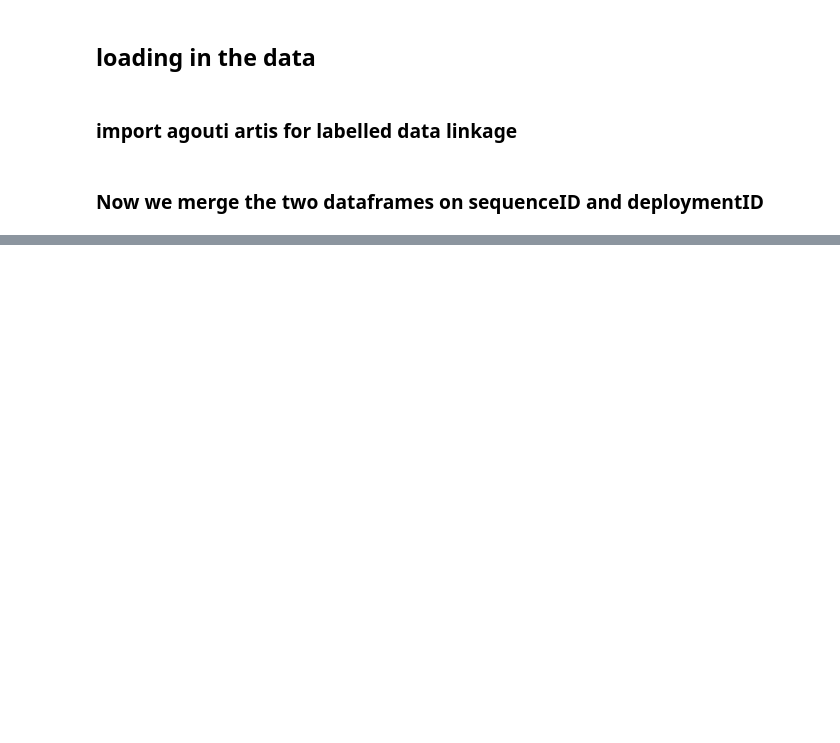
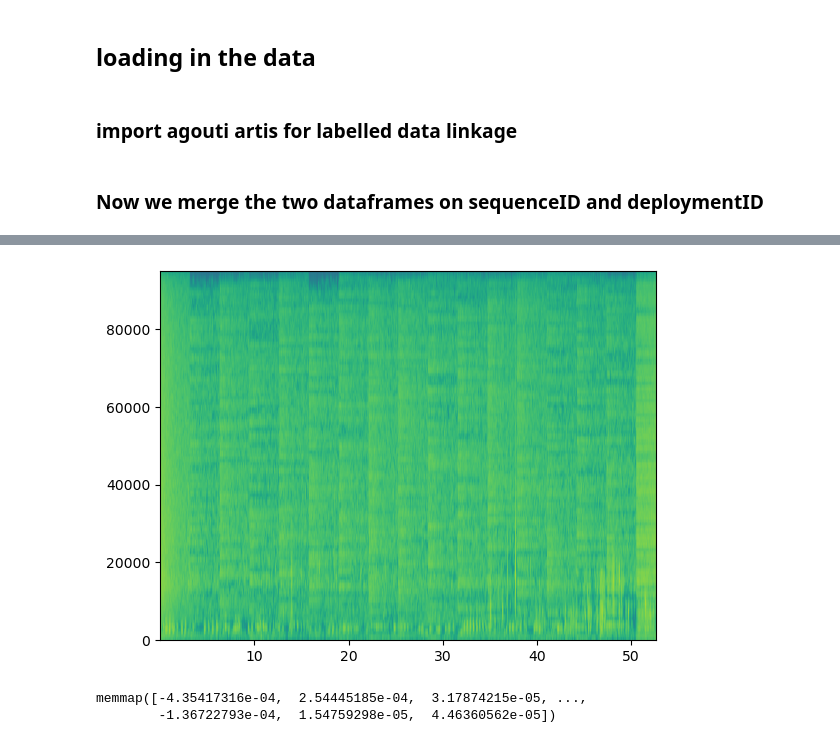
Before and after one commit to TH3RMOMETER/ThesisRodentClassification, a Jupyter notebook: methodology/methodology.ipynb, the cells around one changed output, grey strips where cells are left out. Cells and saved outputs as stored; diff of their text form; code cells hidden in the pictures; blank space fills up the shorter version.

```diff
--- a/methodology/methodology.ipynb
+++ b/methodology/methodology.ipynb
@@ -39,0 +152,7 @@ ERROR:root:ERROR: MATLAB type not supported: table, (uint32)
+# %%
+reduced_noise = nr.reduce_noise(y=data, sr=samplerate)
+# %%
+powerSpectrum, frequenciesFound, time, imageAxis = plt.specgram(reduced_noise, Fs=samplerate)
+plt.show()
+# %% [output]
+[figure, added]
@@ -39,0 +161,5 @@ ERROR:root:ERROR: MATLAB type not supported: table, (uint32)
+# %%
+reduced_noise
+# %% [output]
+memmap([-4.35417316e-04,  2.54445185e-04,  3.17874215e-05, ...,
+        -1.36722793e-04,  1.54759298e-05,  4.46360562e-05])
```
Also changed, not shown: parts of 25 cells of this notebook, 16 other files.
